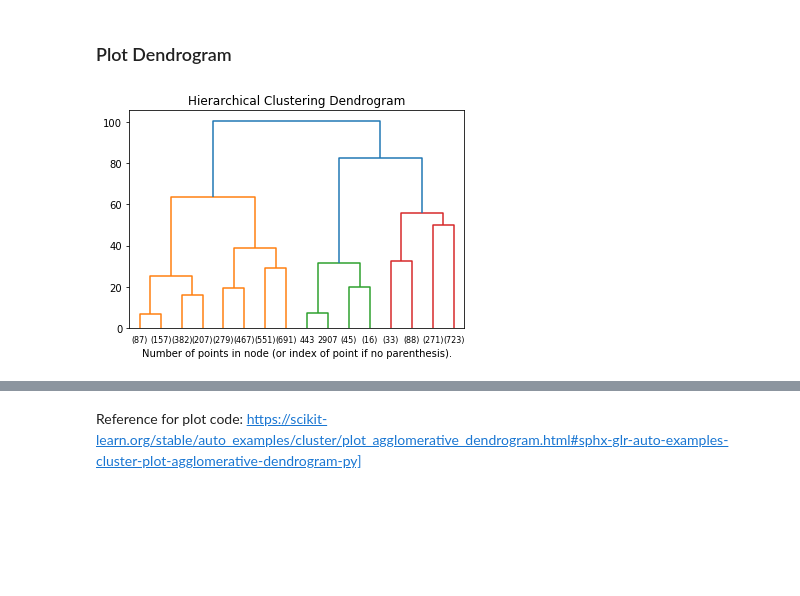
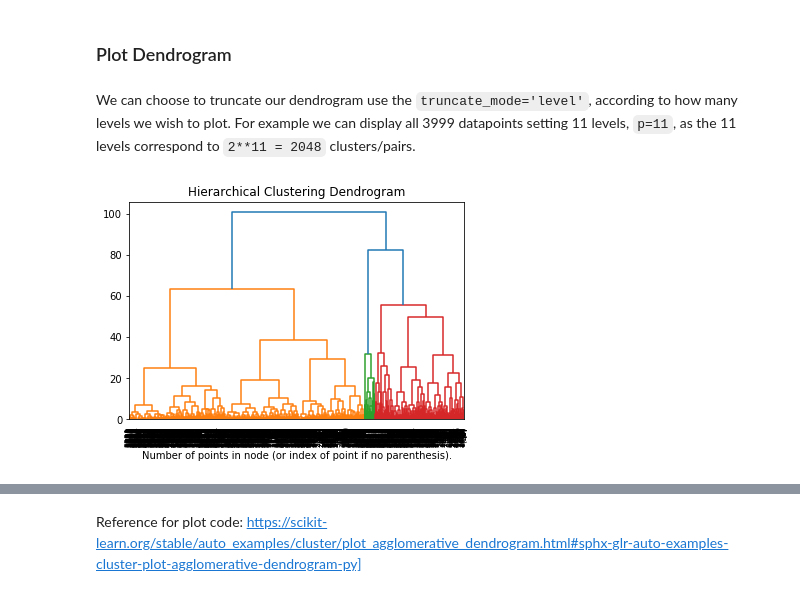
Before and after one commit to paulgrigas/IEOR-142-242-Python-Project, a Jupyter notebook: Lab 7/Lab7b_teaching.ipynb, the cells around one changed output, grey strips where cells are left out. Drawn from its saved outputs; the diff is of its cells as text; code cells hidden in the pictures; blank space fills up the shorter version.

```diff
--- a/Lab 7/Lab7b_teaching.ipynb
+++ b/Lab 7/Lab7b_teaching.ipynb
@@ -163,7 +163,7 @@ To creat the plot we need to compute the cluster dissimilarity for different val
 # %%
 wcss = []
 for k in range(1, 100):
-    kmeans = KMeans(init='k-means++', n_clusters=8, n_init=10, max_iter=100, random_state=88)
+    kmeans = KMeans(init='k-means++', n_clusters=k, n_init=10, max_iter=100, random_state=88)
     kmeans.fit(airline_scaled)
     wcss.append(kmeans.inertia_)
 # %%
@@ -226,10 +242,12 @@ def plot_dendrogram(model, **kwargs):
     linkage_matrix = np.column_stack([model.children_, model.distances_, counts]).astype(float)
 
     dendrogram(linkage_matrix, **kwargs)
+# %% [markdown]
+We can choose to truncate our dendrogram use the `truncate_mode='level'`, according to how many levels we wish to plot. For example we can display all 3999 datapoints setting 11 levels, `p=11`, as the 11 levels correspond to `2**11 = 2048` clusters/pairs.
 # %%
 plt.title("Hierarchical Clustering Dendrogram")
-plot_dendrogram(agglomerative, truncate_mode='level', p=3, leaf_font_size=8)
+plot_dendrogram(agglomerative, truncate_mode='level', p=11, leaf_font_size=8)
 plt.xlabel("Number of points in node (or index of point if no parenthesis).")
 plt.show()
 # %% [output]
-[figure, old version]
+[figure, new version]
```
Also changed, not shown: parts of 17 cells of this notebook, 1 other file.
